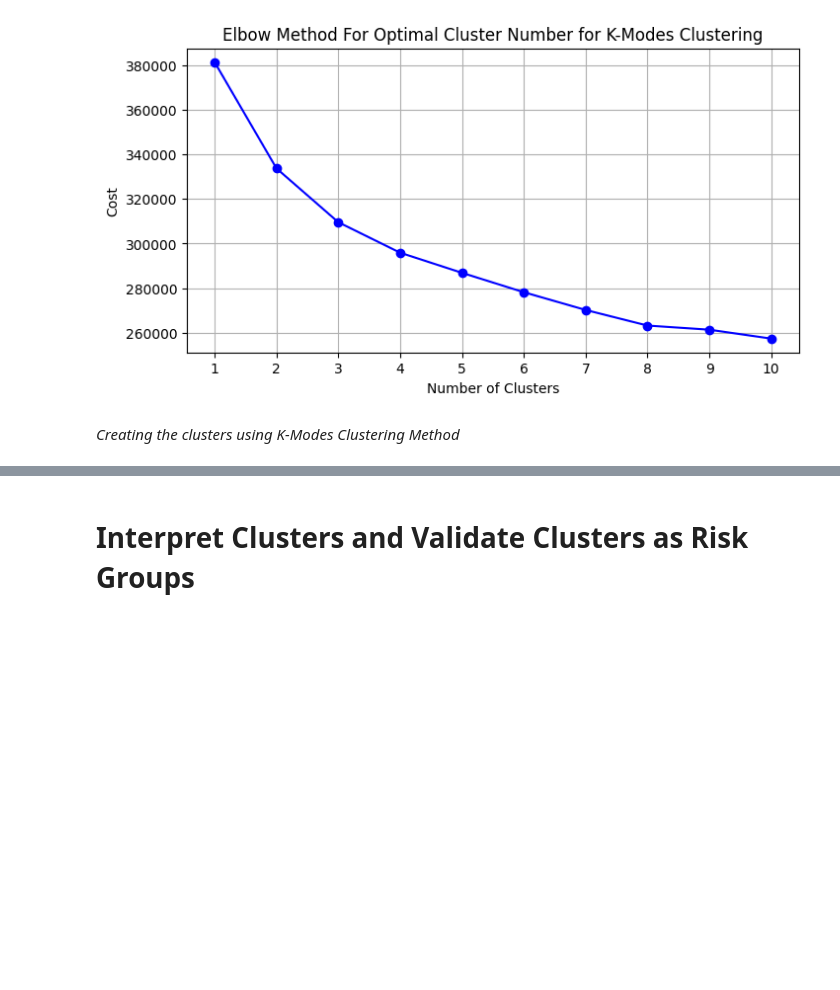
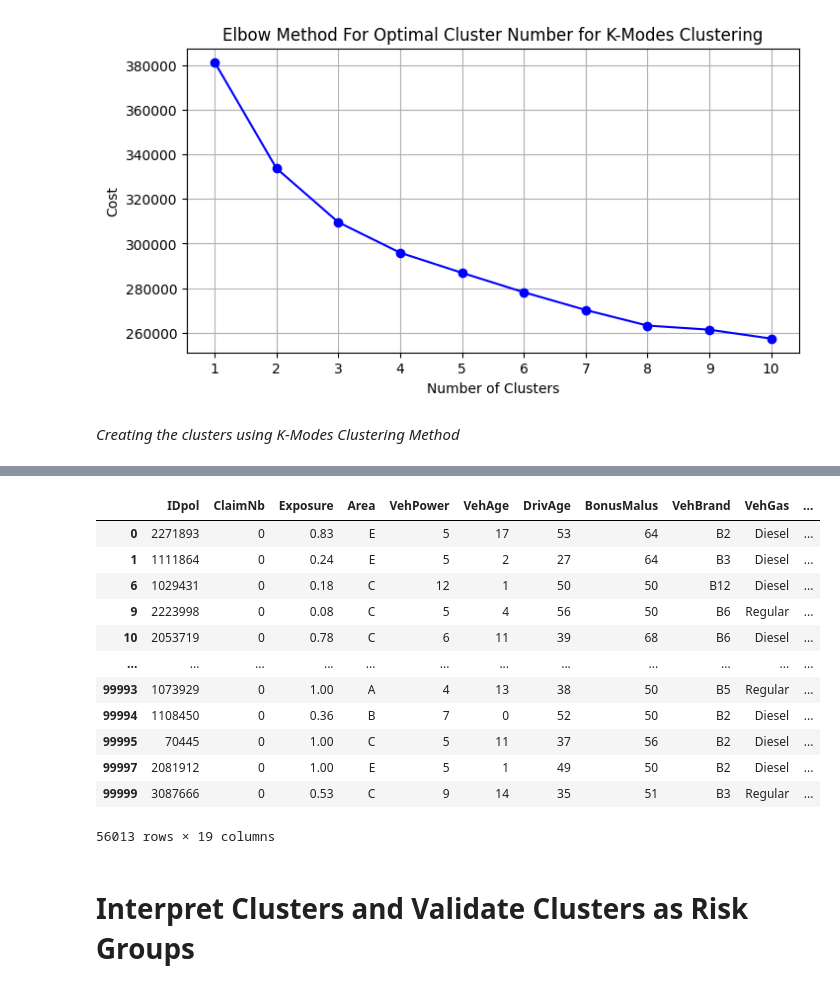
Before and after one commit to ThomasDeConinck/Assurance-Code-Python, a Jupyter notebook: assurances Code Python Case.ipynb, the cells around one changed output, grey strips where cells are left out. Drawn from its saved outputs; the diff is of its cells as text; code cells hidden in the pictures; blank space fills up the shorter version.

```diff
--- a/assurances Code Python Case.ipynb
+++ b/assurances Code Python Case.ipynb
@@ -340,8 +350,23 @@ max             2.0
 # %%
 # Create DataFrames based on clusters
 df_cluster_0 = claims_data[claims_data['Risk Cluster'] == 0].copy()
 df_cluster_1 = claims_data[claims_data['Risk Cluster'] == 1].copy()
 df_cluster_2 = claims_data[claims_data['Risk Cluster'] == 2].copy()
+df_cluster_0
+# %% [output]
+|  | IDpol | ClaimNb | Exposure | Area | VehPower | VehAge | DrivAge | BonusMalus | VehBrand | VehGas | ... |
+| 0 | 2271893 | 0 | 0.83 | E | 5 | 17 | 53 | 64 | B2 | Diesel | ... |
+| 1 | 1111864 | 0 | 0.24 | E | 5 | 2 | 27 | 64 | B3 | Diesel | ... |
+| 6 | 1029431 | 0 | 0.18 | C | 12 | 1 | 50 | 50 | B12 | Diesel | ... |
+| 9 | 2223998 | 0 | 0.08 | C | 5 | 4 | 56 | 50 | B6 | Regular | ... |
+| 10 | 2053719 | 0 | 0.78 | C | 6 | 11 | 39 | 68 | B6 | Diesel | ... |
+| ... | ... | ... | ... | ... | ... | ... | ... | ... | ... | ... | ... |
+| 99993 | 1073929 | 0 | 1.00 | A | 4 | 13 | 38 | 50 | B5 | Regular | ... |
+| 99994 | 1108450 | 0 | 0.36 | B | 7 | 0 | 52 | 50 | B2 | Diesel | ... |
+| 99995 | 70445 | 0 | 1.00 | C | 5 | 11 | 37 | 56 | B2 | Diesel | ... |
+| 99997 | 2081912 | 0 | 1.00 | E | 5 | 1 | 49 | 50 | B2 | Diesel | ... |
+| 99999 | 3087666 | 0 | 0.53 | C | 9 | 14 | 35 | 51 | B3 | Regular | ... |
+56013 rows × 19 columns
 # %% [markdown]
 # Interpret Clusters and Validate Clusters as Risk Groups
 # %% [markdown]
```
Also changed, not shown: parts of 12 cells of this notebook.
